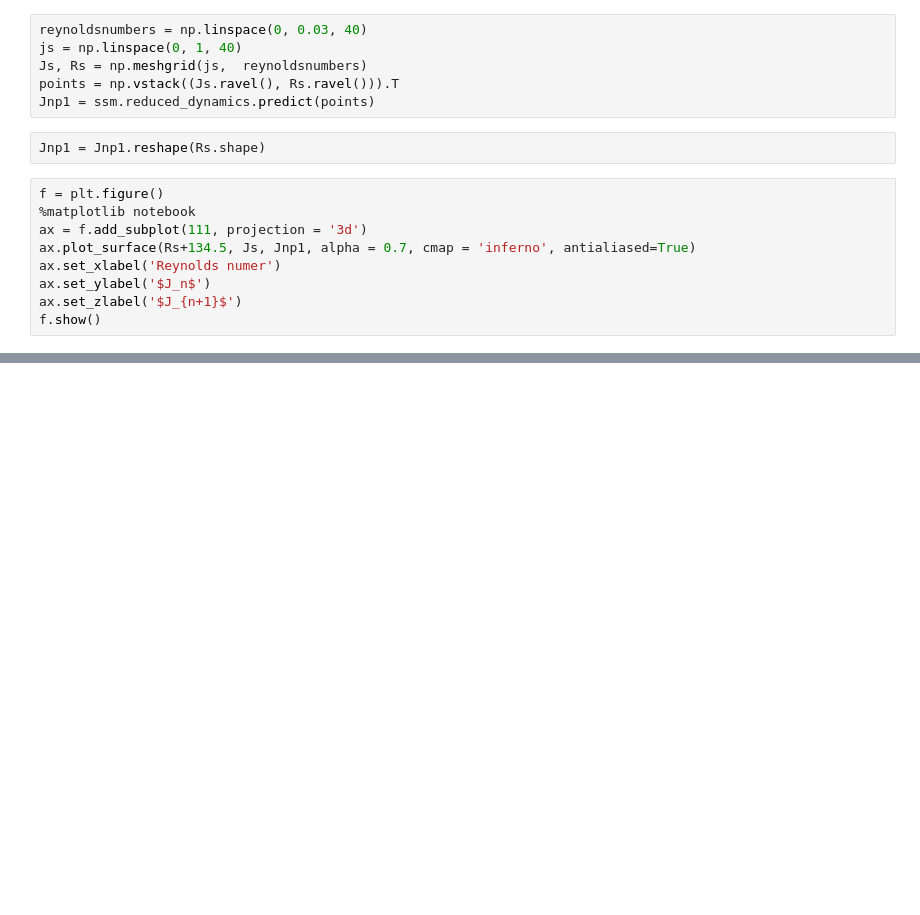
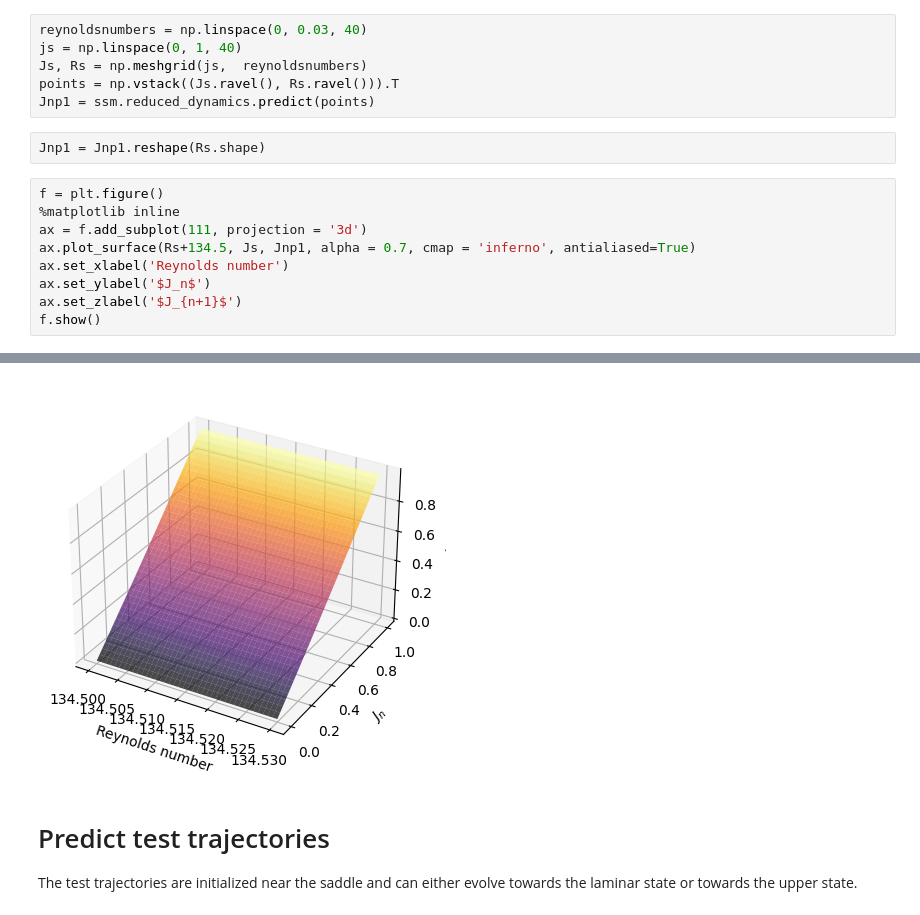
Before and after one commit to haller-group/SSMLearnPy, a Jupyter notebook: examples/couetteflow/couetteFlowRe134.ipynb, the cells around one changed output, grey strips where cells are left out. Cells and saved outputs as stored; diff of their text form; blank space fills up the shorter version.

```diff
--- a/examples/couetteflow/couetteFlowRe134.ipynb
+++ b/examples/couetteflow/couetteFlowRe134.ipynb
@@ -135,10 +135,10 @@ Jnp1 = ssm.reduced_dynamics.predict(points)
 Jnp1 = Jnp1.reshape(Rs.shape)
 # %%
 f = plt.figure()
-%matplotlib notebook
+%matplotlib inline
 ax = f.add_subplot(111, projection = '3d')
 ax.plot_surface(Rs+134.5, Js, Jnp1, alpha = 0.7, cmap = 'inferno', antialiased=True)
-ax.set_xlabel('Reynolds numer')
+ax.set_xlabel('Reynolds number')
 ax.set_ylabel('$J_n$')
 ax.set_zlabel('$J_{n+1}$')
 f.show()
@@ -147,0 +146,5 @@ f.show()
+[figure, added]
+# %% [markdown]
+# Predict test trajectories
+
+The test trajectories are initialized near the saddle and can either evolve towards the laminar state or towards the upper state.
```
Also changed, not shown: parts of 12 cells of this notebook, 9 other files.
